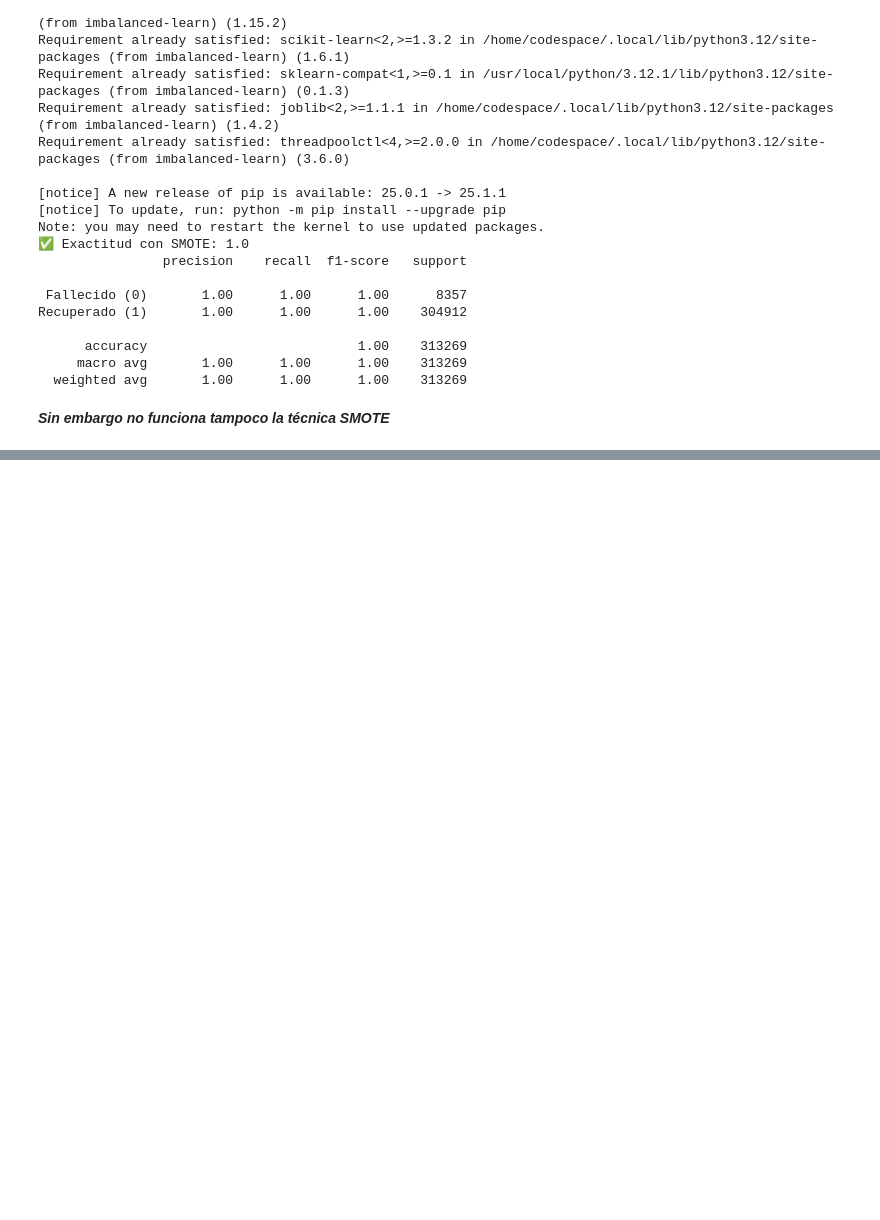
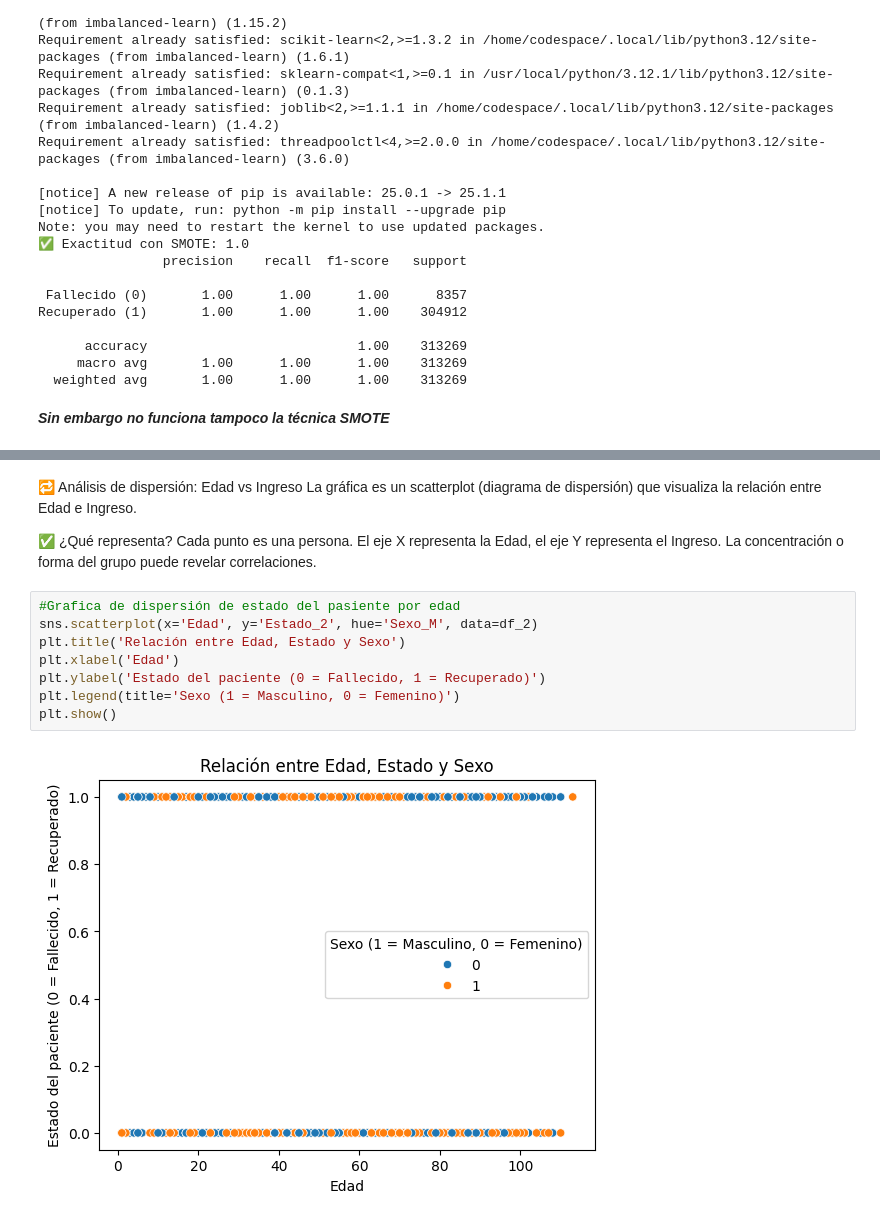
Before and after one commit to AlexandraAponte/Intriduccion_Github, a Jupyter notebook: Notebooks/Trabajo Final.ipynb, the cells around one changed output, grey strips where cells are left out. Drawn from its saved outputs; the diff is of its cells as text; blank space fills up the shorter version.

```diff
--- a/Notebooks/Trabajo Final.ipynb
+++ b/Notebooks/Trabajo Final.ipynb
@@ -684,0 +748,18 @@ Recuperado (1)       1.00      1.00      1.00    304912
+# %% [markdown]
+🔁 Análisis de dispersión: Edad vs Ingreso
+La gráfica es un scatterplot (diagrama de dispersión) que visualiza la relación entre Edad e Ingreso.
+
+✅ ¿Qué representa?
+Cada punto es una persona.
+El eje X representa la Edad, el eje Y representa el Ingreso.
+La concentración o forma del grupo puede revelar correlaciones.
+# %%
+#Grafica de dispersión de estado del pasiente por edad
+sns.scatterplot(x='Edad', y='Estado_2', hue='Sexo_M', data=df_2)
+plt.title('Relación entre Edad, Estado y Sexo')
+plt.xlabel('Edad')
+plt.ylabel('Estado del paciente (0 = Fallecido, 1 = Recuperado)')
+plt.legend(title='Sexo (1 = Masculino, 0 = Femenino)')
+plt.show()
+# %% [output]
+[figure, added]
```
Also changed, not shown: parts of 9 cells of this notebook, 3 other files.
